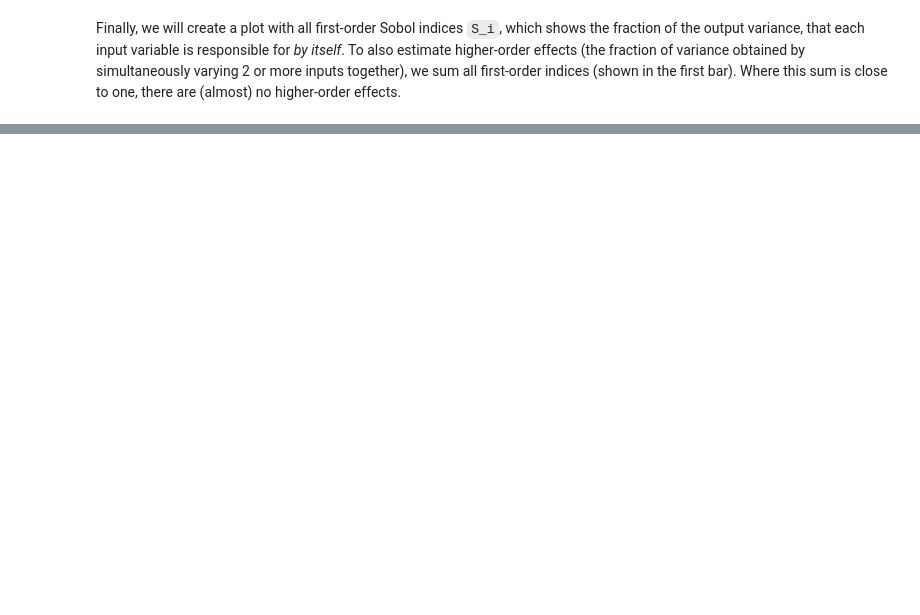
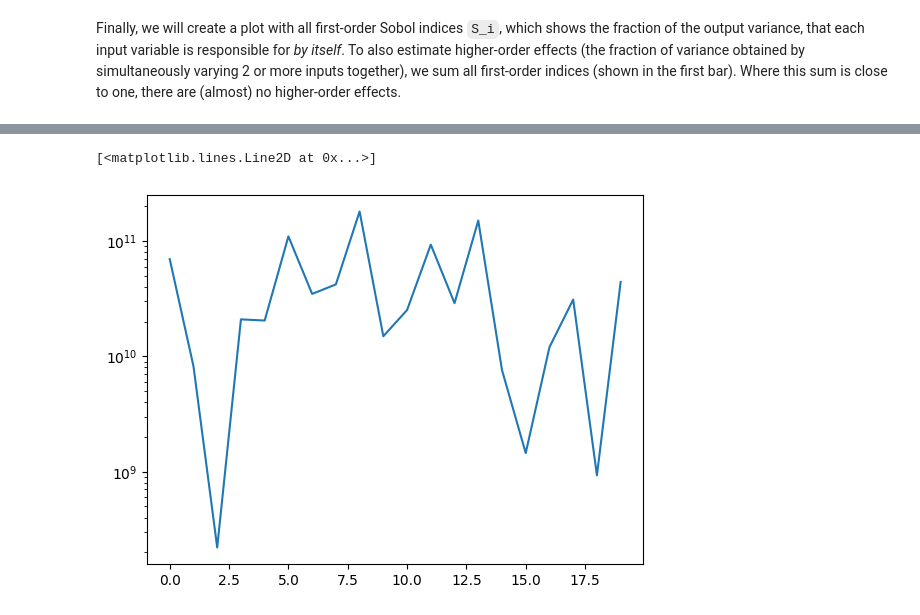
Before and after one commit to Jubarte27/energyuq, a Jupyter notebook: energy_analysis.ipynb, the cells around one changed output, grey strips where cells are left out. Drawn from its saved outputs; the diff is of its cells as text; code cells hidden in the pictures; blank space fills up the shorter version.

```diff
--- a/energy_analysis.ipynb
+++ b/energy_analysis.ipynb
@@ -158,0 +214,5 @@ for qoi in qoi_cols:
+# %%
+plt.semilogy(analysis.get_adaptation_errors())
+# %% [output]
+[<matplotlib.lines.Line2D at 0x...>]
+[figure, added]
```
Also changed, not shown: parts of 21 cells of this notebook.
